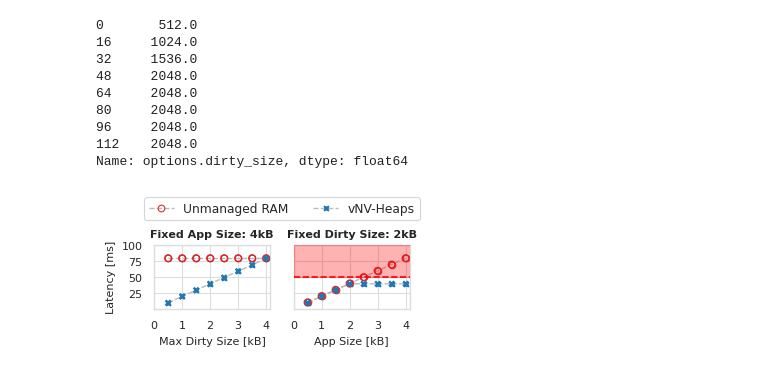
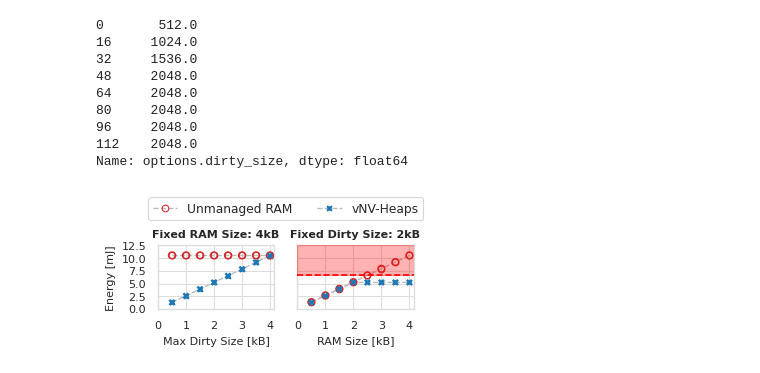
Before and after one commit to markus-gerber/vnv-heap, a Jupyter notebook: zephyr/vnv_heap_benchmark/analysis/persist.ipynb, the cells around one changed output. Drawn from its saved outputs; the diff is of its cells as text; code cells hidden in the pictures.

Commit message:
updated plots

```diff
--- a/zephyr/vnv_heap_benchmark/analysis/persist.ipynb
+++ b/zephyr/vnv_heap_benchmark/analysis/persist.ipynb
@@ -32,7 +44,7 @@ storage = convert_datasets(
 baseline = convert_datasets(
     raw_data,
     "Persist",
-    [("max_dirty_persist_latency_dirty_size", "Worst Case"), ("max_dirty_persist_latency_buffer_size", "Worst Case Buffer")],
+    [("max_dirty_persist_latency_dirty_size", "Dirty Size"), ("max_dirty_persist_latency_buffer_size", "Buffer Size")],
     ["mean", "min", "max", "options.dirty_size", "options.buffer_size", "options.ram_overhead", "machine_name", "cold_start", "repetitions"],
     unwrapped=show_error_bar
 )
@@ -82,3 +94,8 @@ Worst Case Buffer [in us]
 min     9655.7500
 max    39554.9625
 Name: mean, dtype: float64
+# %%
+# convert all numbers to joule
+dataset["mean"] *= wattage
+dataset["min"] *= wattage
+dataset["max"] *= wattage
@@ -85,7 +192,6 @@ Name: mean, dtype: float64
 # %% [markdown]
 # Final Plot
 # %%
-scale = 0.5
 scaled_dataset = dataset.copy()
 scaled_dataset["options.object_size"] = scaled_dataset["options.object_size"]/1024
 scaled_dataset["options.dirty_size"] = scaled_dataset["options.dirty_size"]/1024
@@ -115,10 +221,10 @@ options1 = {
     "data": plot_data,
     "scale": unit,
     "x_label": "Max Dirty Size [kB]",
-    "y_label": f"Latency [{unit}]",
+    "y_label": f"Energy [{unit_joule}]",
     "width": 1,
     "height": 0.25,
-    "title": f"Fixed App Size: {int(buf_size)}kB"
+    "title": f"Fixed RAM Size: {int(buf_size)}kB"
 }
 # %%
 scale = 0.5
@@ -150,8 +256,8 @@ dirty_size = dirty_size.max() / 1024
 options2 = {
     "data": plot_data,
     "scale": unit,
-    "x_label": "App Size [kB]",
-    "y_label": f"Latency [{unit}]",
+    "x_label": "RAM Size [kB]",
+    "y_label": f"Energy [{unit_joule}]",
     "width": 1,
     "height": 0.25,
     "title": f"Fixed Dirty Size: {int(dirty_size)}kB"
@@ -169,34 +275,35 @@ Name: options.dirty_size, dtype: float64
 # %%
 from util import convert
 from util.plot import plot_lines, save_plot
+import matplotlib.pyplot as plt
 
 axes = plot_lines([options1, options2])
 
 offset_multiplier = 0.2
 scaled = convert.scale_data(scaled_dataset[(scaled_dataset["benchmark_id"] == "max_dirty_persist_latency_buffer_size") & (scaled_dataset["options.buffer_size"] % scale == 0)], unit)
 #line = scaled["mean"].max() + scaled["mean"].max() * offset_multiplier
-line = 50
+line = convert.scale_data(scaled_dataset[(scaled_dataset["benchmark_id"] == "persistent_storage_write") & (scaled_dataset["options.object_size"] == 2.5)], scale=unit)["mean"].iloc[0]
+
 limit2 = (convert.scale_data(scaled_dataset[(scaled_dataset["benchmark_id"] == "persistent_storage_write") & (scaled_dataset["options.object_size"] <= limit)], unit))["mean"].max()
-limit2 = 100
+limit2 = 12.5
 
 axes[1].axhline(line, ls='--', color="red", zorder=20)
 axes[1].set_ylim(bottom=0, top=limit2)
 axes[1].axhspan(line, limit2, alpha=0.3, color="red",zorder=10)
 axes[0].legend(
     loc = "lower center",
     bbox_to_anchor=(1.1, 1.3),
     ncol=2,
     title=None,
     frameon=True
 )
 axes[1].get_legend().remove()
 
 for ax in axes:
     ax.set_xticks([0,1,2,3,4])
     ax.set_xlim(0,4.15)
-    ax.set_yticks([25,50,75,100])
-
+    ax.set_yticks([0,2.5,5,7.5,10,12.5])
 
 save_plot("persist", False)
 # %% [output]
-[figure, old version]
+[figure, new version]
```
Also changed, not shown: parts of 4 cells of this notebook, 2 other files.
